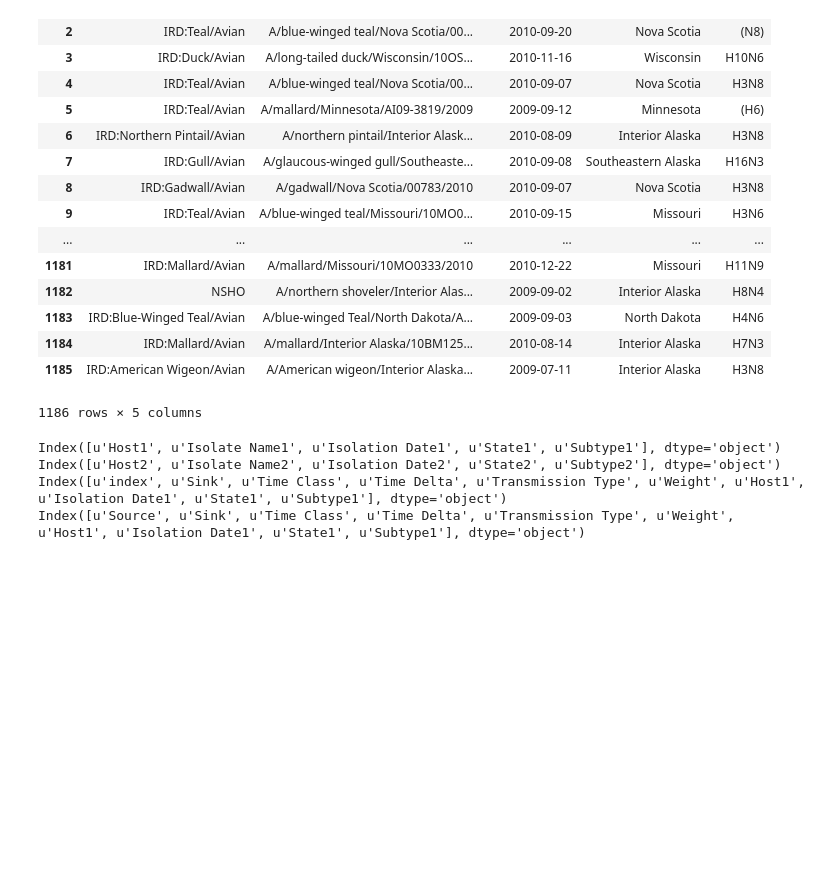
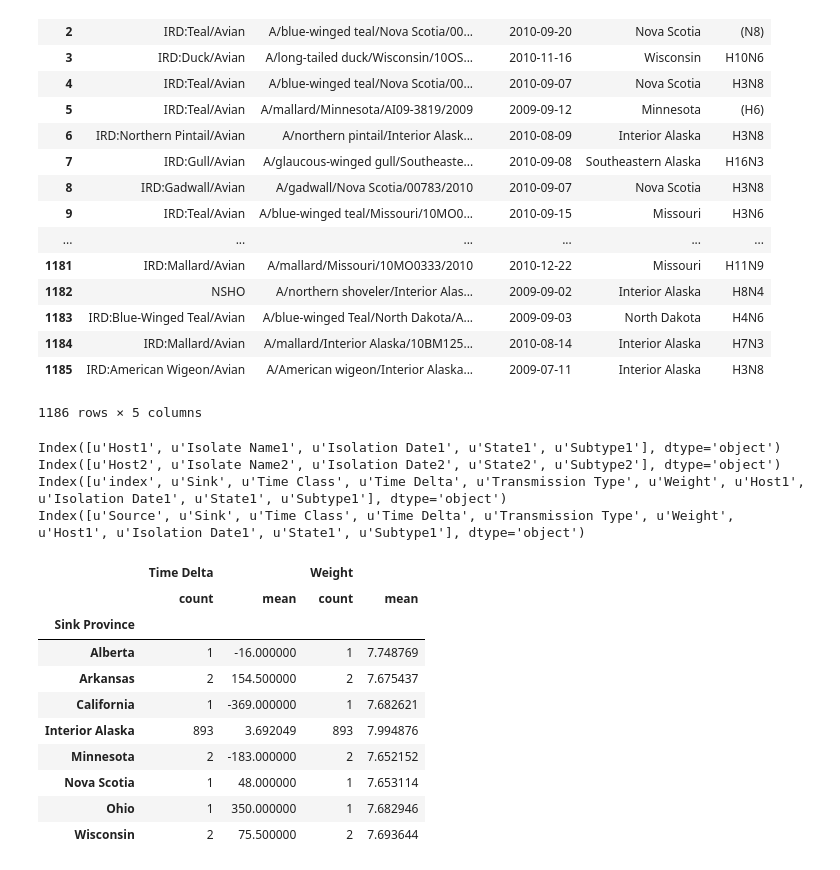
Before and after one commit to runstadler-lab/Minto-SeqTrack-Analysis, a Jupyter notebook: 3.10 - NetworkX - Generate Network for Individual Viruses.ipynb, the cells around one changed output. Cells and saved outputs as stored; diff of their text form; code cells hidden in the pictures; blank space fills up the shorter version.

```diff
--- a/3.10 - NetworkX - Generate Network for Individual Viruses.ipynb
+++ b/3.10 - NetworkX - Generate Network for Individual Viruses.ipynb
@@ -296,0 +273,17 @@ Index([u'Source', u'Sink', u'Time Class', u'Time Delta', u'Transmission Type', u
+# %%
+df_edges['Sink Province'] = df_edges['Sink'].str.split('/').str[2]
+df_edges['Source Province'] = df_edges['Source'].str.split('/').str[2]
+df_edges['Time Delta'] = df_edges['Time Delta'].astype('int')
+df_edges[(df_edges['Source Province'] == 'Interior Alaska')].groupby('Sink Province').agg(['count', 'mean'])
+# %% [output]
+|  | Time Delta |  | Weight |  |
+|  | count | mean | count | mean |
+| Sink Province |  |  |  |  |
+| Alberta | 1 | -16.000000 | 1 | 7.748769 |
+| Arkansas | 2 | 154.500000 | 2 | 7.675437 |
+| California | 1 | -369.000000 | 1 | 7.682621 |
+| Interior Alaska | 893 | 3.692049 | 893 | 7.994876 |
+| Minnesota | 2 | -183.000000 | 2 | 7.652152 |
+| Nova Scotia | 1 | 48.000000 | 1 | 7.653114 |
+| Ohio | 1 | 350.000000 | 1 | 7.682946 |
+| Wisconsin | 2 | 75.500000 | 2 | 7.693644 |
```
Also changed, not shown: parts of 19 cells of this notebook, 7 other files.
